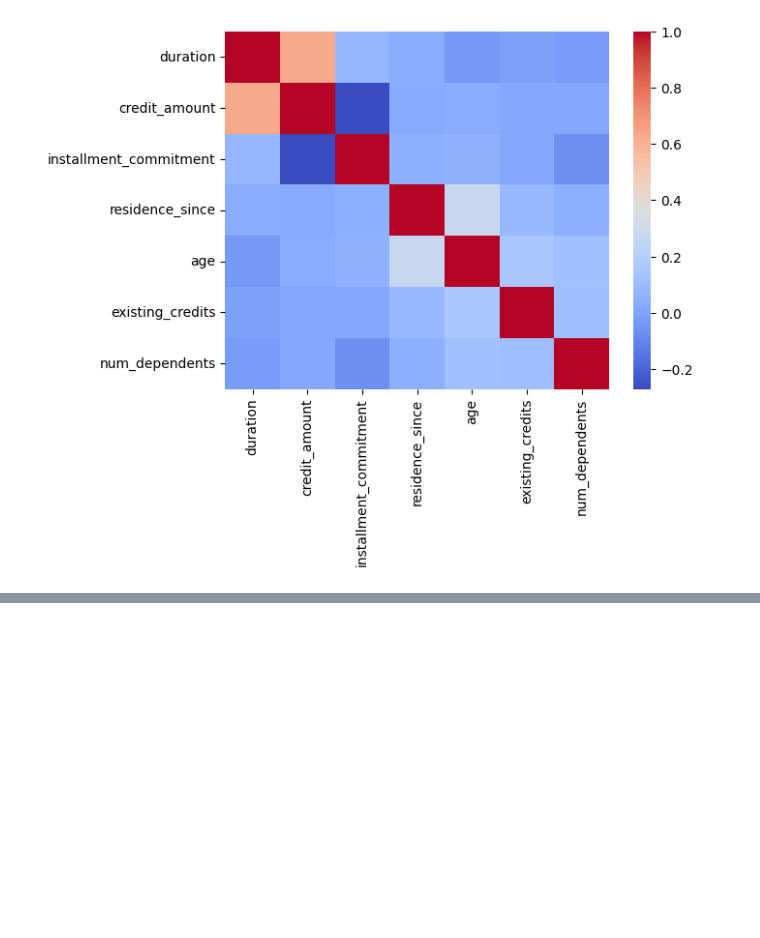
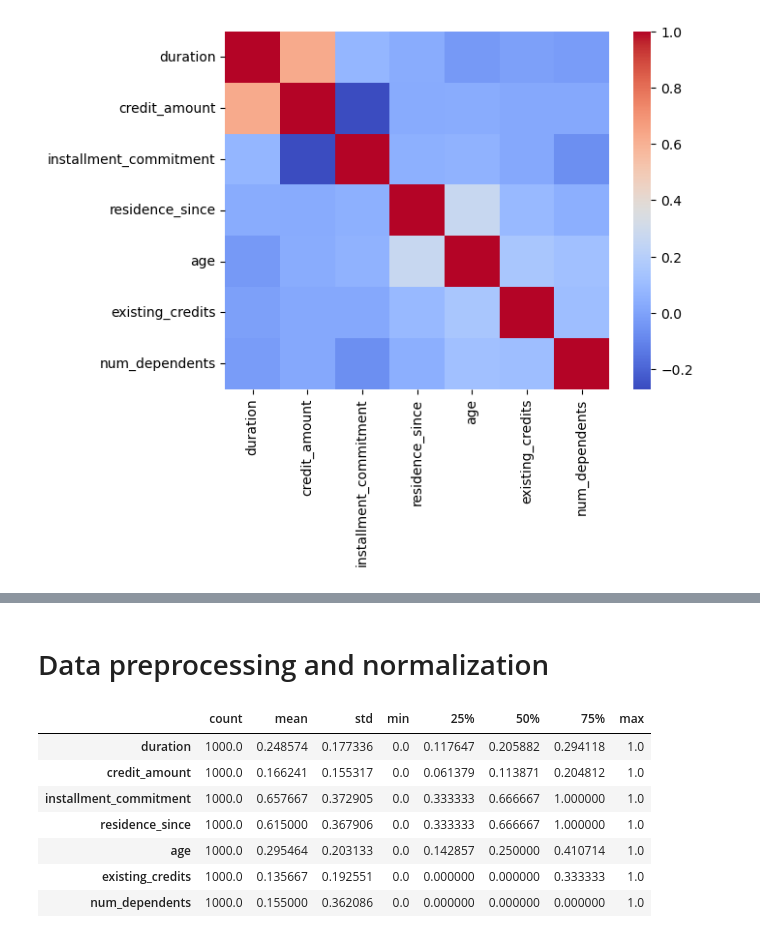
Before and after one commit to Michal2684/zneus-MLP, a Jupyter notebook: main.ipynb, the cells around one changed output, grey strips where cells are left out. Drawn from its saved outputs; the diff is of its cells as text; code cells hidden in the pictures; blank space fills up the shorter version.

Commit message:
data preprocessing, normalization and slit

```diff
--- a/main.ipynb
+++ b/main.ipynb
@@ -6,9 +6,11 @@ import pandas as pd
 import numpy as np
 import matplotlib.pyplot as plt
 import seaborn as sns
+from sklearn.preprocessing import MinMaxScaler
+from sklearn.model_selection import train_test_split
 
 df = pd.read_csv("data/dataset.csv")
-pd.set_option('display.max_columns', 21)
+pd.set_option('display.max_columns', 50)
 # %% [markdown]
 ### Data Analysis
 # %%
@@ -149,0 +152,18 @@ for c in cat_cols:
+# %% [markdown]
+# Data preprocessing and normalization
+# %%
+data = df.copy()
+# %%
+scaler = MinMaxScaler()
+data[num_cols] = scaler.fit_transform(data[num_cols])
+# %%
+data[num_cols].describe().T
+# %% [output]
+|  | count | mean | std | min | 25% | 50% | 75% | max |
+| duration | 1000.0 | 0.248574 | 0.177336 | 0.0 | 0.117647 | 0.205882 | 0.294118 | 1.0 |
+| credit_amount | 1000.0 | 0.166241 | 0.155317 | 0.0 | 0.061379 | 0.113871 | 0.204812 | 1.0 |
+| installment_commitment | 1000.0 | 0.657667 | 0.372905 | 0.0 | 0.333333 | 0.666667 | 1.000000 | 1.0 |
+| residence_since | 1000.0 | 0.615000 | 0.367906 | 0.0 | 0.333333 | 0.666667 | 1.000000 | 1.0 |
+| age | 1000.0 | 0.295464 | 0.203133 | 0.0 | 0.142857 | 0.250000 | 0.410714 | 1.0 |
+| existing_credits | 1000.0 | 0.135667 | 0.192551 | 0.0 | 0.000000 | 0.000000 | 0.333333 | 1.0 |
+| num_dependents | 1000.0 | 0.155000 | 0.362086 | 0.0 | 0.000000 | 0.000000 | 0.000000 | 1.0 |
```
Also changed, not shown: parts of 6 cells of this notebook.
